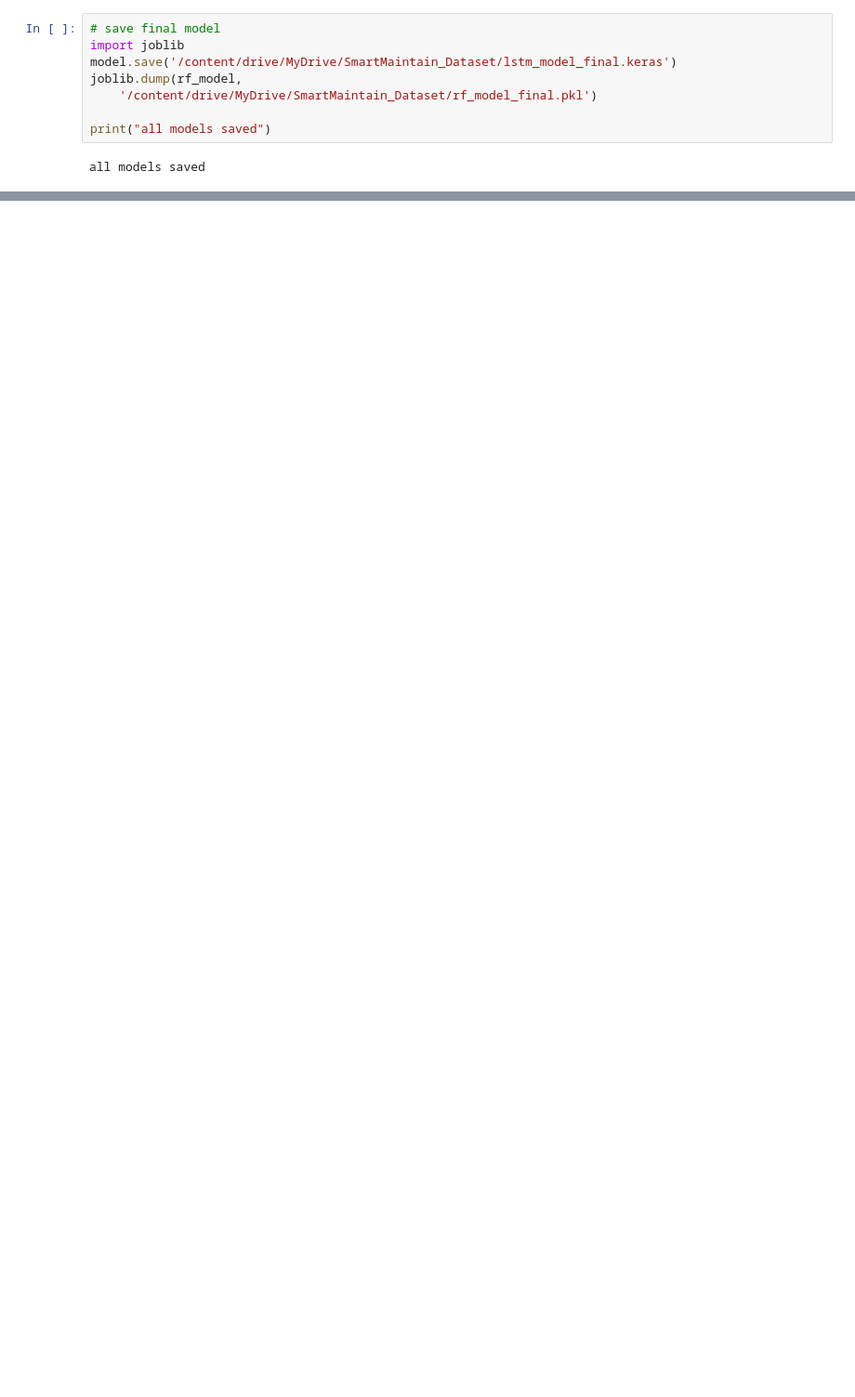
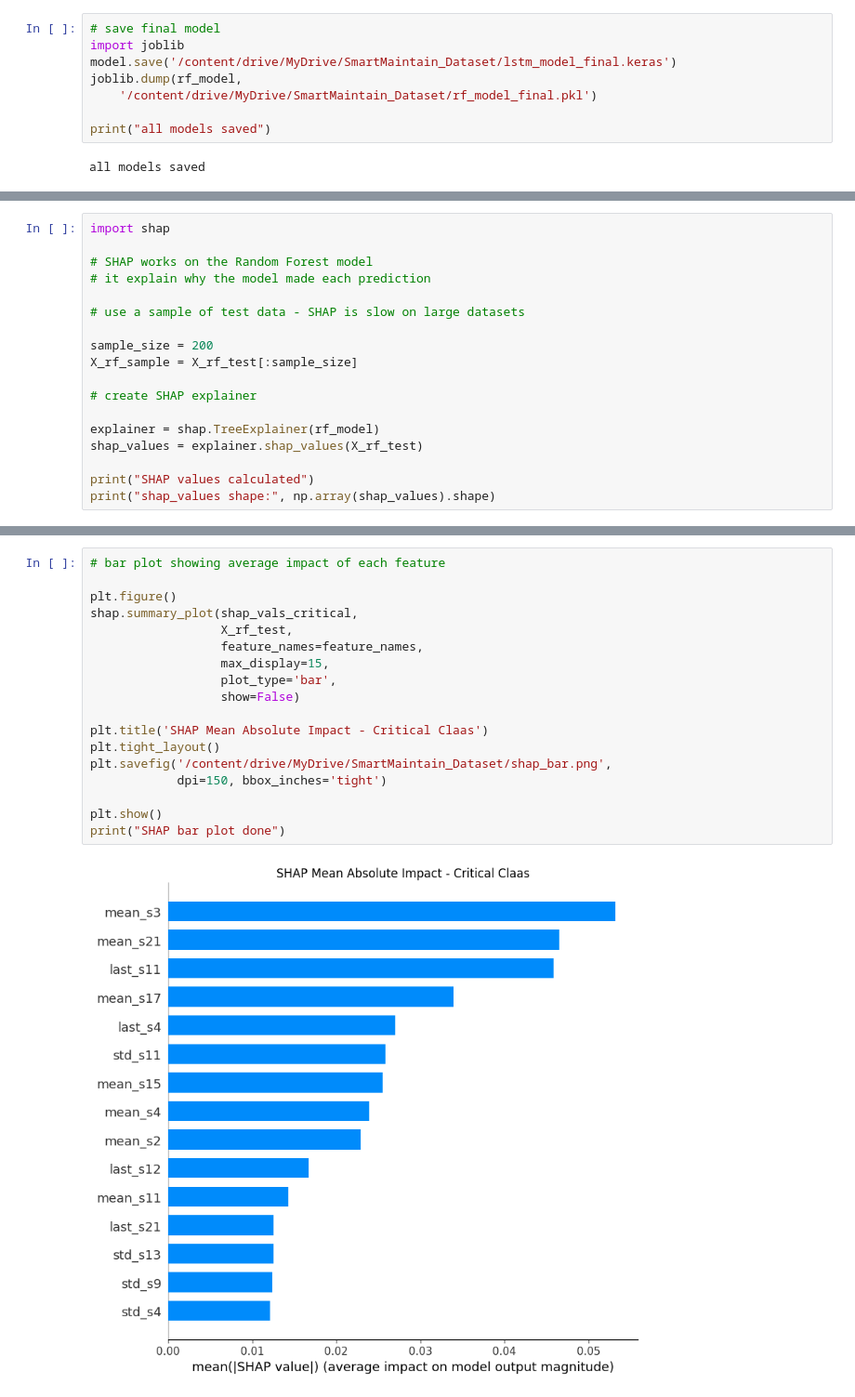
Before and after one commit to Bhawani-Lal/Smartmaintain_Dissertation, a Jupyter notebook: SmartMaintain_EDA.ipynb, the cells around one changed output, grey strips where cells are left out. Shown at 93% size. Drawn from its saved outputs; the diff is of its cells as text; blank space fills up the shorter version.

Commit message:
Session 4 - SHAP analysis complete, beeswarm and bar plots saved

```diff
--- a/SmartMaintain_EDA.ipynb
+++ b/SmartMaintain_EDA.ipynb
@@ -991,0 +981,18 @@ all models saved
+# %%
+import shap
+
+# SHAP works on the Random Forest model
+# it explain why the model made each prediction
+
+# use a sample of test data - SHAP is slow on large datasets
+
+sample_size = 200
+X_rf_sample = X_rf_test[:sample_size]
+
+# create SHAP explainer
+
+explainer = shap.TreeExplainer(rf_model)
+shap_values = explainer.shap_values(X_rf_test)
+
+print("SHAP values calculated")
+print("shap_values shape:", np.array(shap_values).shape)
@@ -991,0 +1039,20 @@ all models saved
+# %%
+# bar plot showing average impact of each feature
+
+plt.figure()
+shap.summary_plot(shap_vals_critical,
+                  X_rf_test,
+                  feature_names=feature_names,
+                  max_display=15,
+                  plot_type='bar',
+                  show=False)
+
+plt.title('SHAP Mean Absolute Impact - Critical Claas')
+plt.tight_layout()
+plt.savefig('/content/drive/MyDrive/SmartMaintain_Dataset/shap_bar.png',
+            dpi=150, bbox_inches='tight')
+
+plt.show()
+print("SHAP bar plot done")
+# %% [output]
+[figure, added]
```
Also changed, not shown: parts of 14 cells of this notebook.
